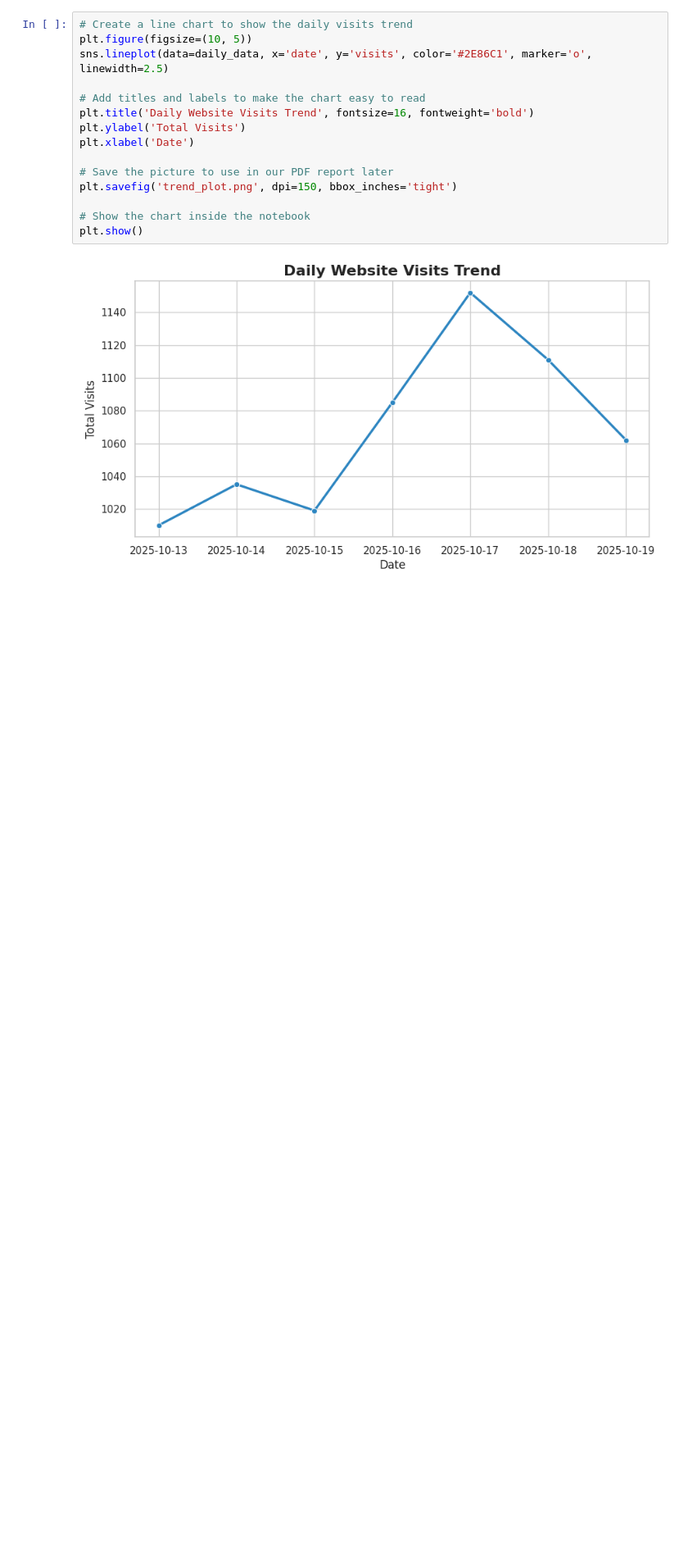
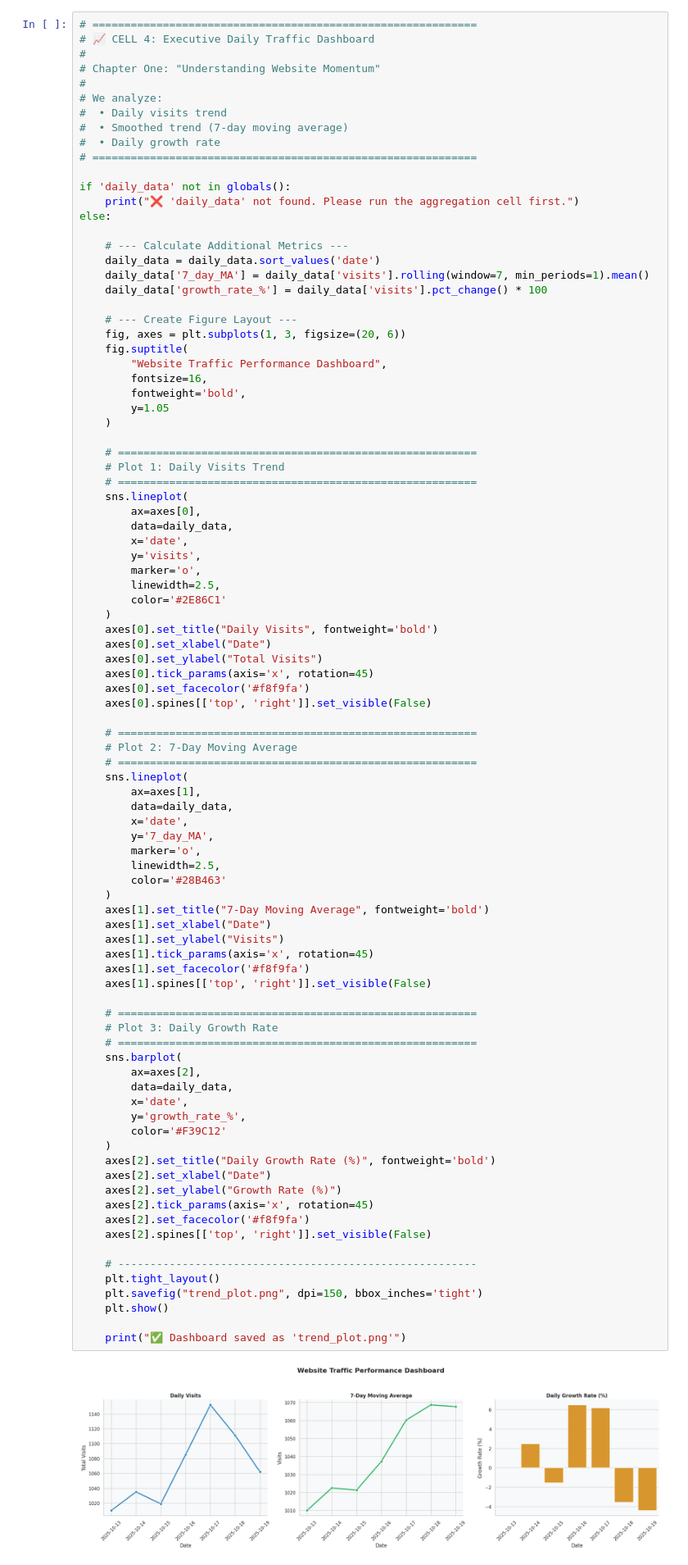
Before and after one commit to jereshansinan/FNB-DATA-CORE, a Jupyter notebook: Month-3-Mar/Week-9-Python-Visualisation/notebook/Data_Drifters_Week_9_Project.ipynb, the cells around one changed output. Shown at 82% size. Drawn from its saved outputs; the diff is of its cells as text; blank space fills up the shorter version.

```diff
--- a/Month-3-Mar/Week-9-Python-Visualisation/notebook/Data_Drifters_Week_9_Project.ipynb
+++ b/Month-3-Mar/Week-9-Python-Visualisation/notebook/Data_Drifters_Week_9_Project.ipynb
@@ -122,19 +182,95 @@ Status: Data is clean and ready for analysis! ✅
 ## 📈 4. Visualization A: Overall Traffic Trend
 *Objective: Visualize the daily total website visits to understand the general traffic flow over the tracked period.*
 # %%
-# Create a line chart to show the daily visits trend
-plt.figure(figsize=(10, 5))
-sns.lineplot(data=daily_data, x='date', y='visits', color='#2E86C1', marker='o', linewidth=2.5)
+# ============================================================
+# 📈 CELL 4: Executive Daily Traffic Dashboard
+#
+# Chapter One: "Understanding Website Momentum"
+#
+# We analyze:
+#  • Daily visits trend
+#  • Smoothed trend (7-day moving average)
+#  • Daily growth rate
+# ============================================================
 
-# Add titles and labels to make the chart easy to read
-plt.title('Daily Website Visits Trend', fontsize=16, fontweight='bold')
-plt.ylabel('Total Visits')
-plt.xlabel('Date')
+if 'daily_data' not in globals():
+    print("❌ 'daily_data' not found. Please run the aggregation cell first.")
+else:
 
-# Save the picture to use in our PDF report later
-plt.savefig('trend_plot.png', dpi=150, bbox_inches='tight')
+    # --- Calculate Additional Metrics ---
+    daily_data = daily_data.sort_values('date')
+    daily_data['7_day_MA'] = daily_data['visits'].rolling(window=7, min_periods=1).mean()
+    daily_data['growth_rate_%'] = daily_data['visits'].pct_change() * 100
 
-# Show the chart inside the notebook
-plt.show()
+    # --- Create Figure Layout ---
+    fig, axes = plt.subplots(1, 3, figsize=(20, 6))
+    fig.suptitle(
+        "Website Traffic Performance Dashboard",
+        fontsize=16,
+        fontweight='bold',
+        y=1.05
+    )
+
+    # ========================================================
+    # Plot 1: Daily Visits Trend
+    # ========================================================
+    sns.lineplot(
+        ax=axes[0],
+        data=daily_data,
+        x='date',
+        y='visits',
+        marker='o',
+        linewidth=2.5,
+        color='#2E86C1'
+    )
+    axes[0].set_title("Daily Visits", fontweight='bold')
+    axes[0].set_xlabel("Date")
+    axes[0].set_ylabel("Total Visits")
+    axes[0].tick_params(axis='x', rotation=45)
+    axes[0].set_facecolor('#f8f9fa')
+    axes[0].spines[['top', 'right']].set_visible(False)
+
+    # ========================================================
+    # Plot 2: 7-Day Moving Average
+    # ========================================================
+    sns.lineplot(
+        ax=axes[1],
+        data=daily_data,
+        x='date',
+        y='7_day_MA',
+        marker='o',
+        linewidth=2.5,
+        color='#28B463'
+    )
+    axes[1].set_title("7-Day Moving Average", fontweight='bold')
+    axes[1].set_xlabel("Date")
+    axes[1].set_ylabel("Visits")
+    axes[1].tick_params(axis='x', rotation=45)
+    axes[1].set_facecolor('#f8f9fa')
+    axes[1].spines[['top', 'right']].set_visible(False)
+
+    # ========================================================
+    # Plot 3: Daily Growth Rate
+    # ========================================================
+    sns.barplot(
+        ax=axes[2],
+        data=daily_data,
+        x='date',
+        y='growth_rate_%',
+        color='#F39C12'
+    )
+    axes[2].set_title("Daily Growth Rate (%)", fontweight='bold')
+    axes[2].set_xlabel("Date")
+    axes[2].set_ylabel("Growth Rate (%)")
+    axes[2].tick_params(axis='x', rotation=45)
+    axes[2].set_facecolor('#f8f9fa')
+    axes[2].spines[['top', 'right']].set_visible(False)
+
+    # --------------------------------------------------------
+    plt.tight_layout()
+    plt.savefig("trend_plot.png", dpi=150, bbox_inches='tight')
+    plt.show()
+
+    print("✅ Dashboard saved as 'trend_plot.png'")
 # %% [output]
-[figure, old version]
+[figure, new version]
```
Also changed, not shown: parts of 5 cells of this notebook, 1 other file.
